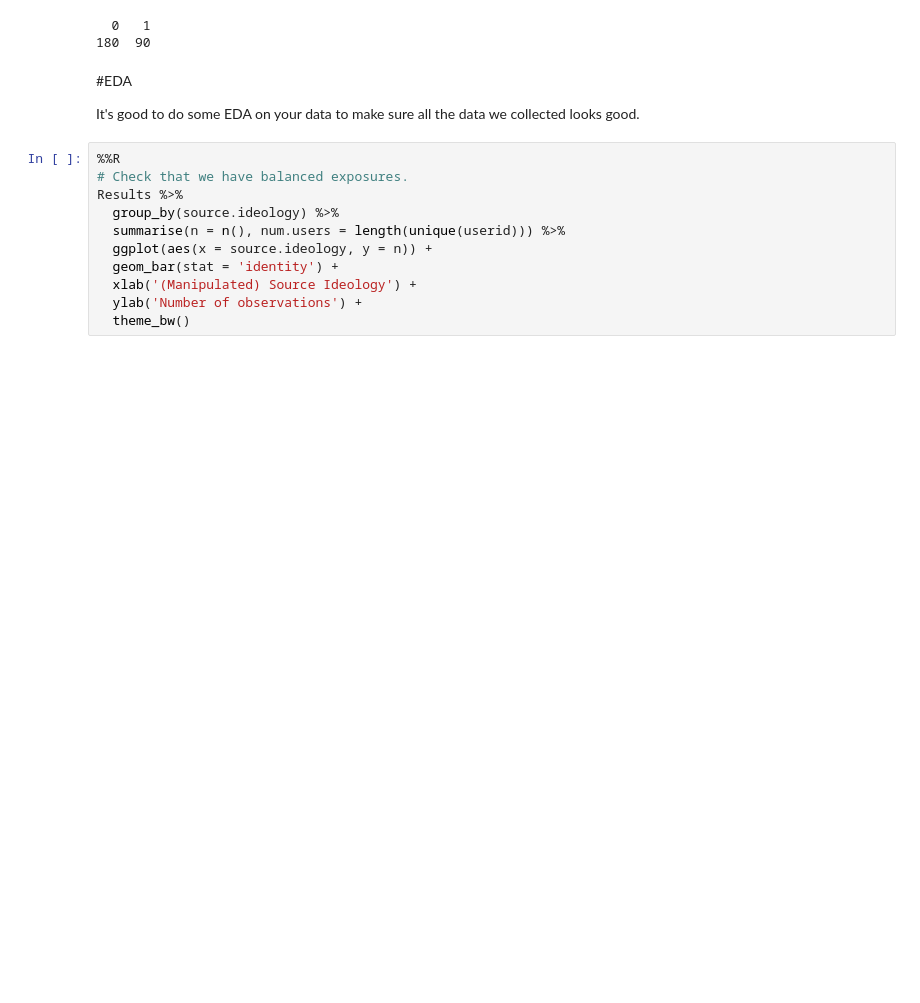
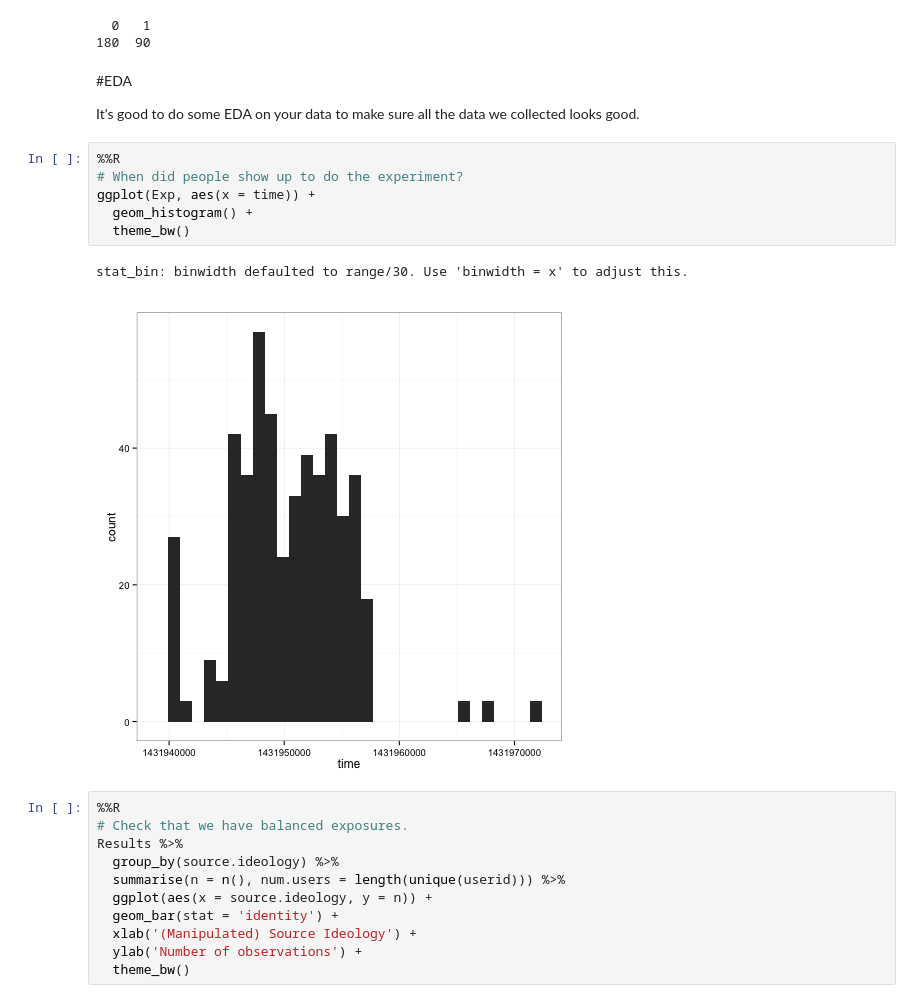
Before and after one commit to eytan/www-15-tutorial, a Jupyter notebook: 4-analyzing-experiments.ipynb, the cells around one changed output. Saved outputs shown, nothing was run; the diff lists cells and outputs as text; blank space fills up the shorter version.

```diff
--- a/4-analyzing-experiments.ipynb
+++ b/4-analyzing-experiments.ipynb
@@ -145,6 +149,15 @@ with(Results, summary(aligned))
 #EDA
 
 It's good to do some EDA on your data to make sure all the data we collected looks good.
+# %%
+%%R
+# When did people show up to do the experiment?
+ggplot(Exp, aes(x = time)) +
+  geom_histogram() +
+  theme_bw()
+# %% [output]
+stat_bin: binwidth defaulted to range/30. Use 'binwidth = x' to adjust this.
+[figure, added]
 # %%
 %%R
 # Check that we have balanced exposures.
```
Also changed, not shown: parts of 26 cells of this notebook.
